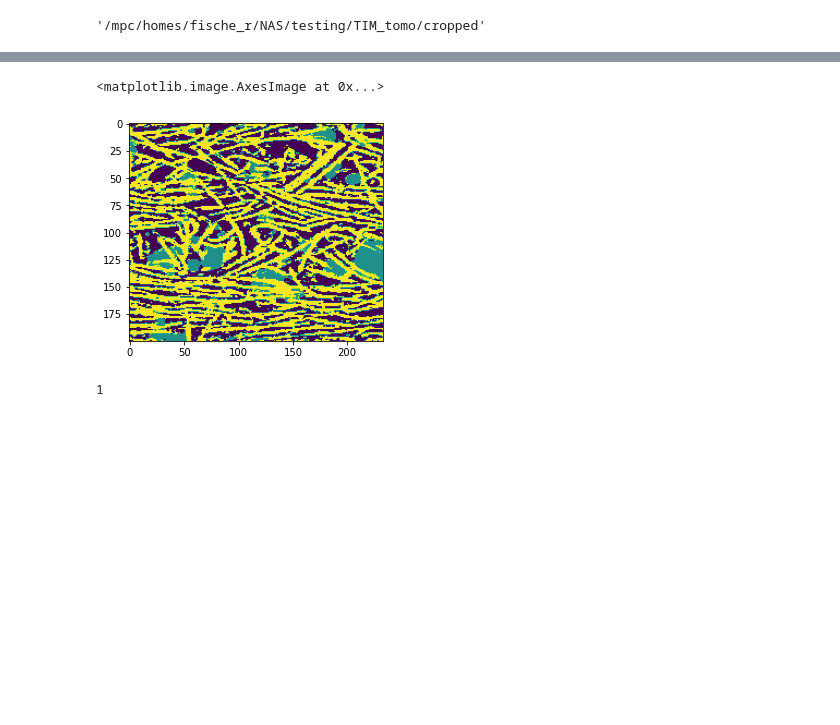
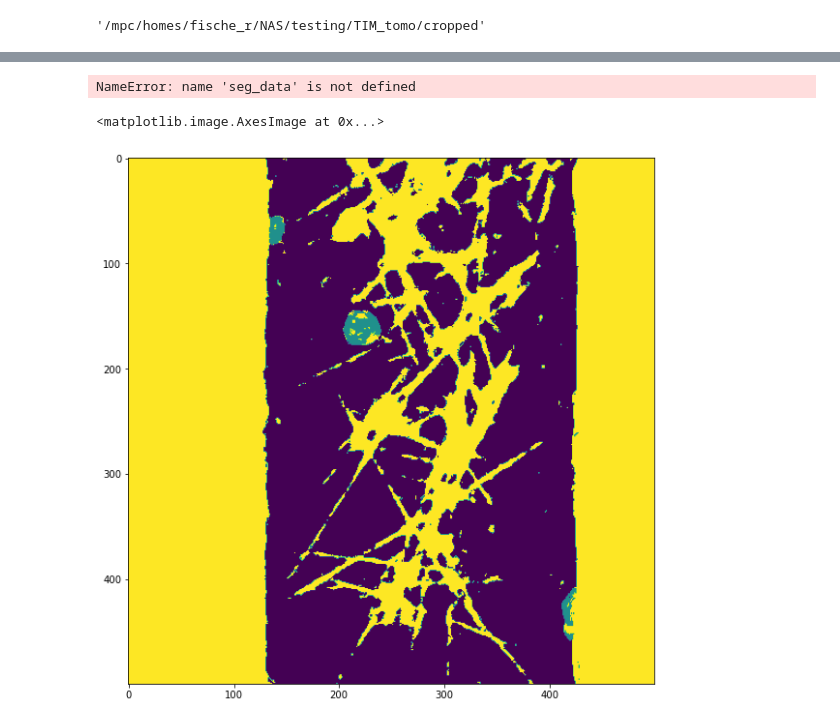
Before and after one commit to Pescatore23/pytrainseg, a Jupyter notebook: test_dask_framework_all_lazy.ipynb, the cells around one changed output, grey strips where cells are left out. Saved outputs shown, nothing was run; the diff lists cells and outputs as text; code cells hidden in the pictures; blank space fills up the shorter version.

```diff
--- a/test_dask_framework_all_lazy.ipynb
+++ b/test_dask_framework_all_lazy.ipynb
@@ -385,6 +345,6 @@ part1 = part1.compute()
 # %%
-shp = part1.shape
-num_feat = part1.shape[-1]
-part1 = part1.reshape(-1,num_feat)
-seg1 = clf.predict(part1)
+# shp = part1.shape
+# num_feat = part1.shape[-1]
+# part1 = part1.reshape(-1,num_feat)
+# seg1 = clf.predict(part1)
 # %%
@@ -392,9 +352,9 @@ seg1 = seg1.reshape(shp[:4]).astype(np.uint8)
 # %%
-segs = seg1
-pickle.dump(segs, open(os.path.join(training_path, 'seg1.p'), 'wb'))
+# segs = seg1
+# pickle.dump(segs, open(os.path.join(training_path, 'seg1.p'), 'wb'))
 # %%
 parts = []
-for i in range(20,150,10):
+for i in range(10,150,10):
     parts.append((i-10,i))
 # %%
 parts
@@ -414,7 +375,7 @@ parts
  (130, 140)]
 # %%
 # parts = [(20,40),(40,60),(60,80),(80,100),(100,120), (120,140)]
-
+flag = True
 for pa in parts:
     print(pa)
     part = SM.feat_data.feature_stack[:,:,:,pa[0]:pa[1],:]
@@ -425,7 +386,11 @@ for pa in parts:
     part1 = part1.reshape(-1,num_feat)
     seg = clf.predict(part1)
     seg = seg.reshape(shp[:4]).astype(np.uint8)
-    segs = np.concatenate([segs,seg])
+    if flag:
+        segs = seg
+        flag = False
+    else:
+        segs = np.concatenate([segs,seg], axis=-1)
 
 pickle.dump(segs, open(os.path.join(training_path, 'segs.p'), 'wb'))
 # %% [output]
@@ -477,9 +444,4 @@ AttributeError: 'train_segmentation' object has no attribute 'clf'
 # %%
-plt.imshow(SM.segmented_data[:,10,:,-1])
+plt.imshow(seg_data[:,168,:,-1])
 # %% [output]
-<matplotlib.image.AxesImage at 0x...>
+NameError: name 'seg_data' is not defined
-[figure, removed]
-# %%
-1
-# %% [output]
-1
@@ -485,0 +457,6 @@ plt.imshow(SM.segmented_data[:,10,:,-1])
+# %%
+plt.figure(figsize=(10,10))
+plt.imshow(segs[:,100,:,60])
+# %% [output]
+<matplotlib.image.AxesImage at 0x...>
+[figure, added]
```
Also changed, not shown: parts of 35 cells of this notebook, 3 other files.
